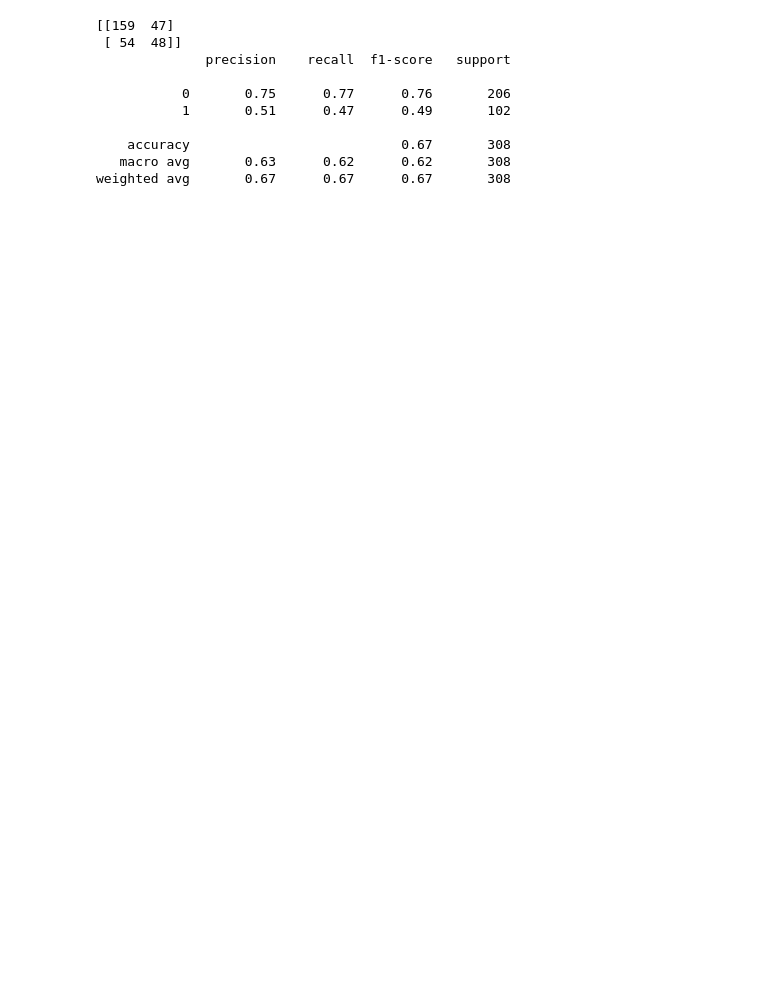
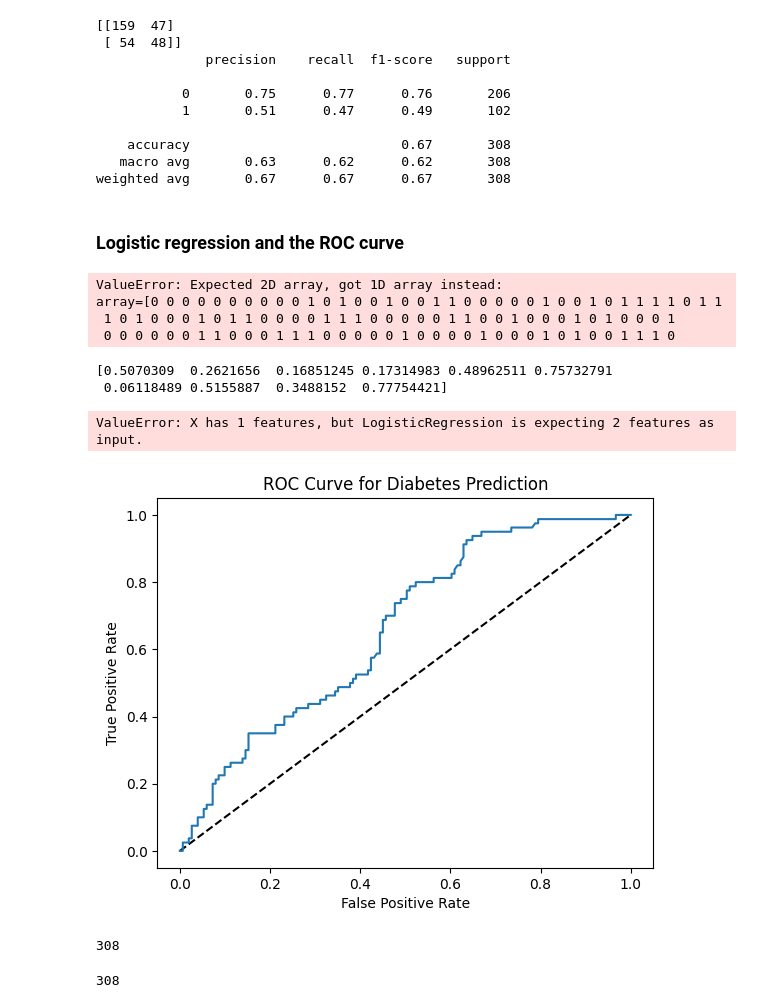
Before and after one commit to AnshuBantra/Python, a Jupyter notebook: Associate Data Scientist in Python/031 Supervised Learning with scikit-learn/supervised_learning.ipynb, the cells around one changed output. Cells and saved outputs as stored; diff of their text form; code cells hidden in the pictures; blank space fills up the shorter version.

```diff
--- a/Associate Data Scientist in Python/031 Supervised Learning with scikit-learn/supervised_learning.ipynb
+++ b/Associate Data Scientist in Python/031 Supervised Learning with scikit-learn/supervised_learning.ipynb
@@ -330,3 +332,60 @@ print(skm.classification_report(y_test, y_pred))
     accuracy                           0.67       308
    macro avg       0.63      0.62      0.62       308
 weighted avg       0.67      0.67      0.67       308
+# %% [markdown]
+### Logistic regression and the ROC curve
+# %%
+y_pred = logreg.predict(y_test)
+# %% [output]
+ValueError: Expected 2D array, got 1D array instead:
+array=[0 0 0 0 0 0 0 0 0 0 1 0 1 0 0 1 0 0 1 1 0 0 0 0 0 1 0 0 1 0 1 1 1 1 0 1 1
+ 1 0 1 0 0 0 1 0 1 1 0 0 0 0 1 1 1 0 0 0 0 0 1 1 0 0 1 0 0 0 1 0 1 0 0 0 1
+ 0 0 0 0 0 0 1 1 0 0 0 1 1 1 0 0 0 0 0 1 0 0 0 0 1 0 0 0 1 0 1 0 0 1 1 1 0
+# %%
+X_train, X_test, y_train, y_test =\
+    skms.train_test_split(  X,
+                            y,
+                            test_size=0.3,
+                            random_state=42
+    )
+
+# Import LogisticRegression
+# Instantiate the model
+logreg = sklm.LogisticRegression()
+
+# Fit the model
+logreg.fit(X_train, y_train)
+
+# Predict probabilities
+y_pred_probs = logreg.predict_proba(X_test)[:, 1]
+
+print(y_pred_probs[:10])
+
+y_pred = logreg.predict(y_test.reshape(-1, 1))
+# %% [output]
+[0.5070309  0.2621656  0.16851245 0.17314983 0.48962511 0.75732791
+ 0.06118489 0.5155887  0.3488152  0.77754421]
+ValueError: X has 1 features, but LogisticRegression is expecting 2 features as input.
+# %%
+# Import roc_curve
+# Generate ROC curve values: fpr, tpr, thresholds
+fpr, tpr, thresholds = skm.roc_curve(y_test, y_pred_probs)
+
+plt.plot([0, 1], [0, 1], 'k--')
+
+# Plot tpr against fpr
+plt.plot(fpr, tpr)
+plt.xlabel('False Positive Rate')
+plt.ylabel('True Positive Rate')
+plt.title('ROC Curve for Diabetes Prediction')
+plt.show()
+# %% [output]
+[figure, added]
+# %%
+len(y_pred)
+# %% [output]
+308
+# %%
+len(y_pred)
+# %% [output]
+308
```
Also changed, not shown: parts of 9 cells of this notebook, 2 other files.
